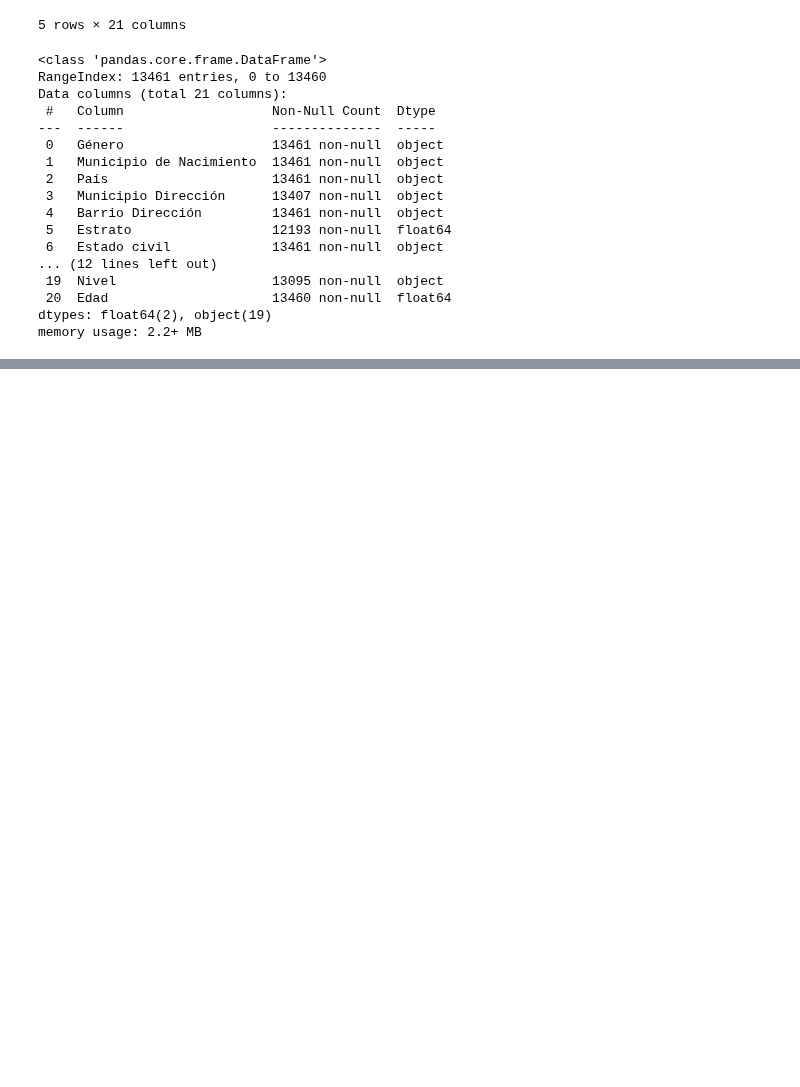
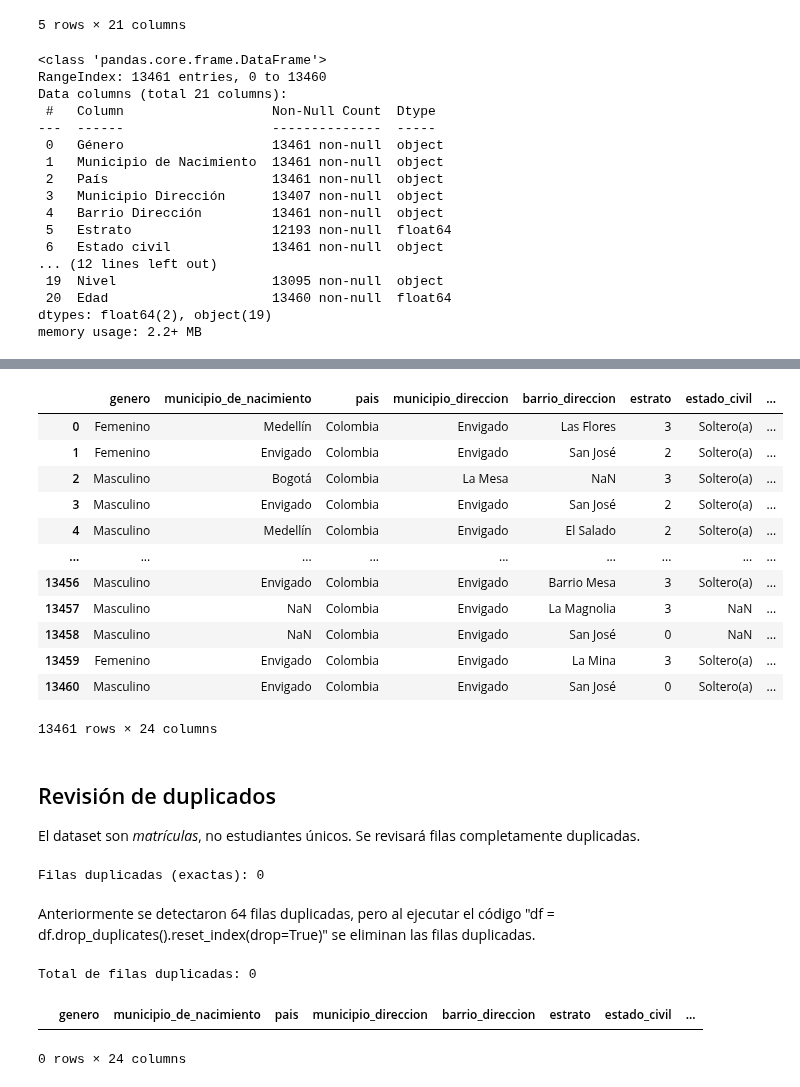
Before and after one commit to LuisBetancourt11/Proyecto_Ciencia_Datos, a Jupyter notebook: notebook/02_Limpieza.ipynb, the cells around one changed output, grey strips where cells are left out. Cells and saved outputs as stored; diff of their text form; code cells hidden in the pictures; blank space fills up the shorter version.

```diff
--- a/notebook/02_Limpieza.ipynb
+++ b/notebook/02_Limpieza.ipynb
@@ -73,0 +270,25 @@ memory usage: 2.2+ MB
+# %%
+mapa_desercion = {
+    # No deserción (permanece o terminó)
+    'Graduado': 0,
+    'Egresado': 0,
+    'Activo': 0,
+    'Aplazamiento Semestre': 0,
+    'Aplazamiento Actividades': 0,
+    # Deserción (abandonó)
+    'Inactivo': 1,
+    'Cancelado': 1,
+    'Sancionado': 1,
+    'Desertor': 1,
+    'Retiro - Aplazados': 1,
+    # Sin información -> se excluye del target
+    'Sin estado': np.nan,
+}
+
+df['desercion'] = df['estado'].map(mapa_desercion)
+
+# Verificar que no quedó ningún estado sin clasificar
+sin_clasificar = df.loc[df['desercion'].isna() & df['estado'].notna(), 'estado'].unique()
+print("Estados sin clasificar (deberían ser solo 'Sin estado'):", sin_clasificar)
+print()
+print(df['desercion'].value_counts(dropna=False))
@@ -73,0 +303,37 @@ memory usage: 2.2+ MB
+# %%
+df
+# %% [output]
+|  | genero | municipio_de_nacimiento | pais | municipio_direccion | barrio_direccion | estrato | estado_civil | ... |
+| 0 | Femenino | Medellín | Colombia | Envigado | Las Flores | 3 | Soltero(a) | ... |
+| 1 | Femenino | Envigado | Colombia | Envigado | San José | 2 | Soltero(a) | ... |
+| 2 | Masculino | Bogotá | Colombia | La Mesa | NaN | 3 | Soltero(a) | ... |
+| 3 | Masculino | Envigado | Colombia | Envigado | San José | 2 | Soltero(a) | ... |
+| 4 | Masculino | Medellín | Colombia | Envigado | El Salado | 2 | Soltero(a) | ... |
+| ... | ... | ... | ... | ... | ... | ... | ... | ... |
+| 13456 | Masculino | Envigado | Colombia | Envigado | Barrio Mesa | 3 | Soltero(a) | ... |
+| 13457 | Masculino | NaN | Colombia | Envigado | La Magnolia | 3 | NaN | ... |
+| 13458 | Masculino | NaN | Colombia | Envigado | San José | 0 | NaN | ... |
+| 13459 | Femenino | Envigado | Colombia | Envigado | La Mina | 3 | Soltero(a) | ... |
+| 13460 | Masculino | Envigado | Colombia | Envigado | San José | 0 | Soltero(a) | ... |
+13461 rows × 24 columns
+# %% [markdown]
+## Revisión de duplicados
+
+El dataset son *matrículas*, no estudiantes únicos. Se revisará filas
+completamente duplicadas.
+# %%
+print("Filas duplicadas (exactas):", df.duplicated().sum())
+df = df.drop_duplicates().reset_index(drop=True)
+# %% [output]
+Filas duplicadas (exactas): 0
+# %% [markdown]
+Anteriormente se detectaron 64 filas duplicadas, pero al ejecutar el código "df = df.drop_duplicates().reset_index(drop=True)" se eliminan las filas duplicadas.
+# %%
+filas_duplicadas = df[df.duplicated(keep=False)].sort_values(by=df.columns.tolist())
+print(f"Total de filas duplicadas: {len(filas_duplicadas)}")
+print()
+filas_duplicadas
+# %% [output]
+Total de filas duplicadas: 0
+|  | genero | municipio_de_nacimiento | pais | municipio_direccion | barrio_direccion | estrato | estado_civil | ... |
+0 rows × 24 columns
```
Also changed, not shown: parts of 19 cells of this notebook.
